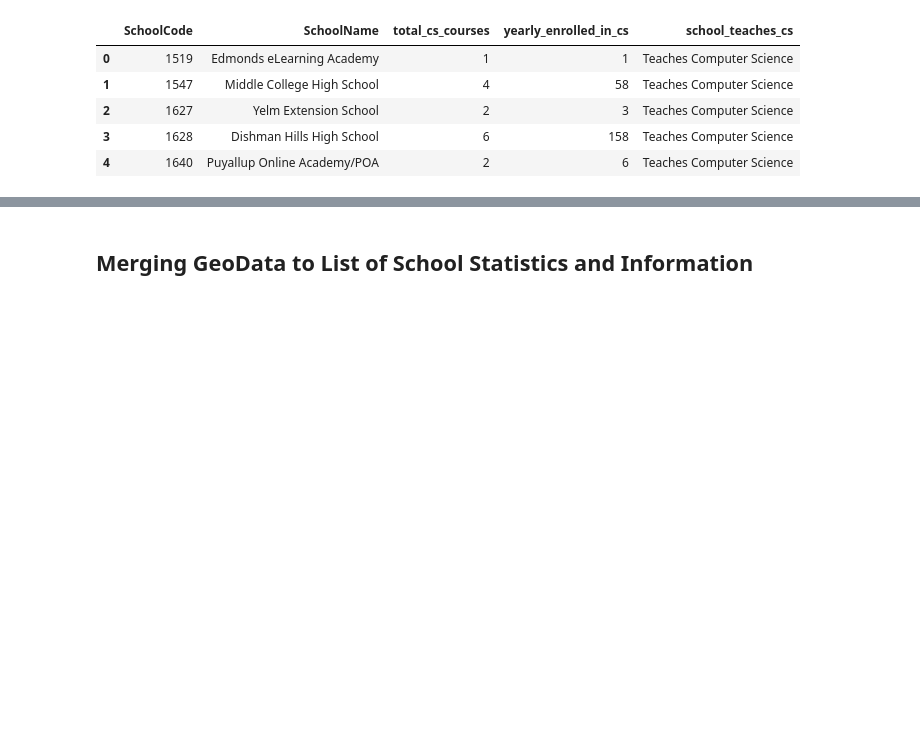
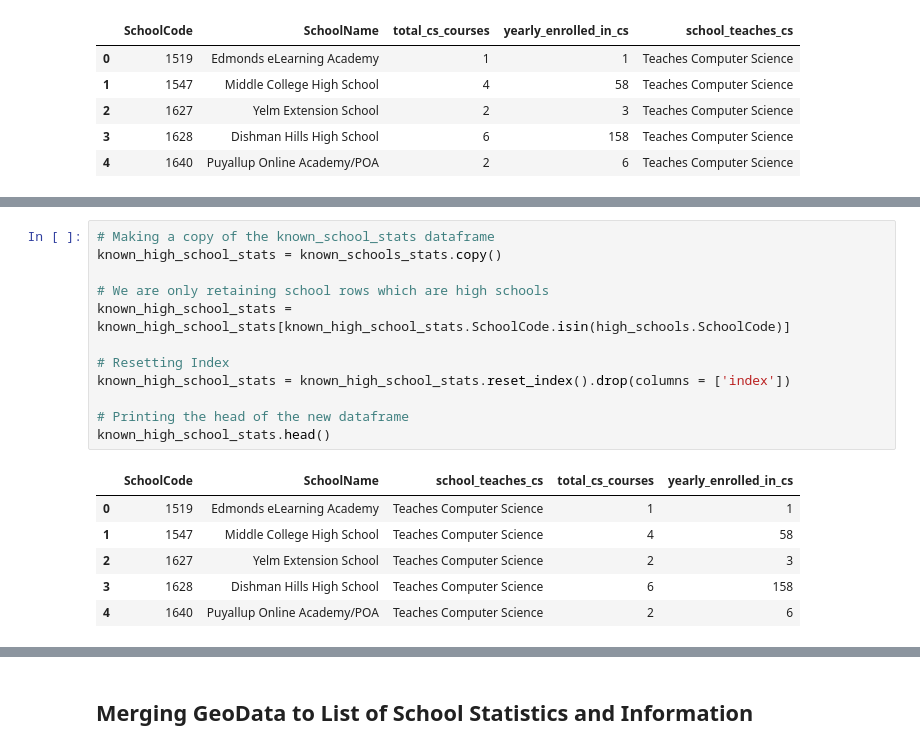
Before and after one commit to codeandcognition/CS_High_School_Education_WA, a Jupyter notebook: Stage_2_Preparing_Visualization_Dataset.ipynb, the cells around one changed output, grey strips where cells are left out. Drawn from its saved outputs; the diff is of its cells as text; blank space fills up the shorter version.

```diff
--- a/Stage_2_Preparing_Visualization_Dataset.ipynb
+++ b/Stage_2_Preparing_Visualization_Dataset.ipynb
@@ -328,0 +462,19 @@ wa_school_geo_data.head()
+# %%
+# Making a copy of the known_school_stats dataframe
+known_high_school_stats = known_schools_stats.copy()
+
+# We are only retaining school rows which are high schools
+known_high_school_stats = known_high_school_stats[known_high_school_stats.SchoolCode.isin(high_schools.SchoolCode)]
+
+# Resetting Index
+known_high_school_stats = known_high_school_stats.reset_index().drop(columns = ['index'])
+
+# Printing the head of the new dataframe
+known_high_school_stats.head()
+# %% [output]
+|  | SchoolCode | SchoolName | school_teaches_cs | total_cs_courses | yearly_enrolled_in_cs |
+| 0 | 1519 | Edmonds eLearning Academy | Teaches Computer Science | 1 | 1 |
+| 1 | 1547 | Middle College High School | Teaches Computer Science | 4 | 58 |
+| 2 | 1627 | Yelm Extension School | Teaches Computer Science | 2 | 3 |
+| 3 | 1628 | Dishman Hills High School | Teaches Computer Science | 6 | 158 |
+| 4 | 1640 | Puyallup Online Academy/POA | Teaches Computer Science | 2 | 6 |
```
Also changed, not shown: parts of 77 cells of this notebook, 5 other files.
